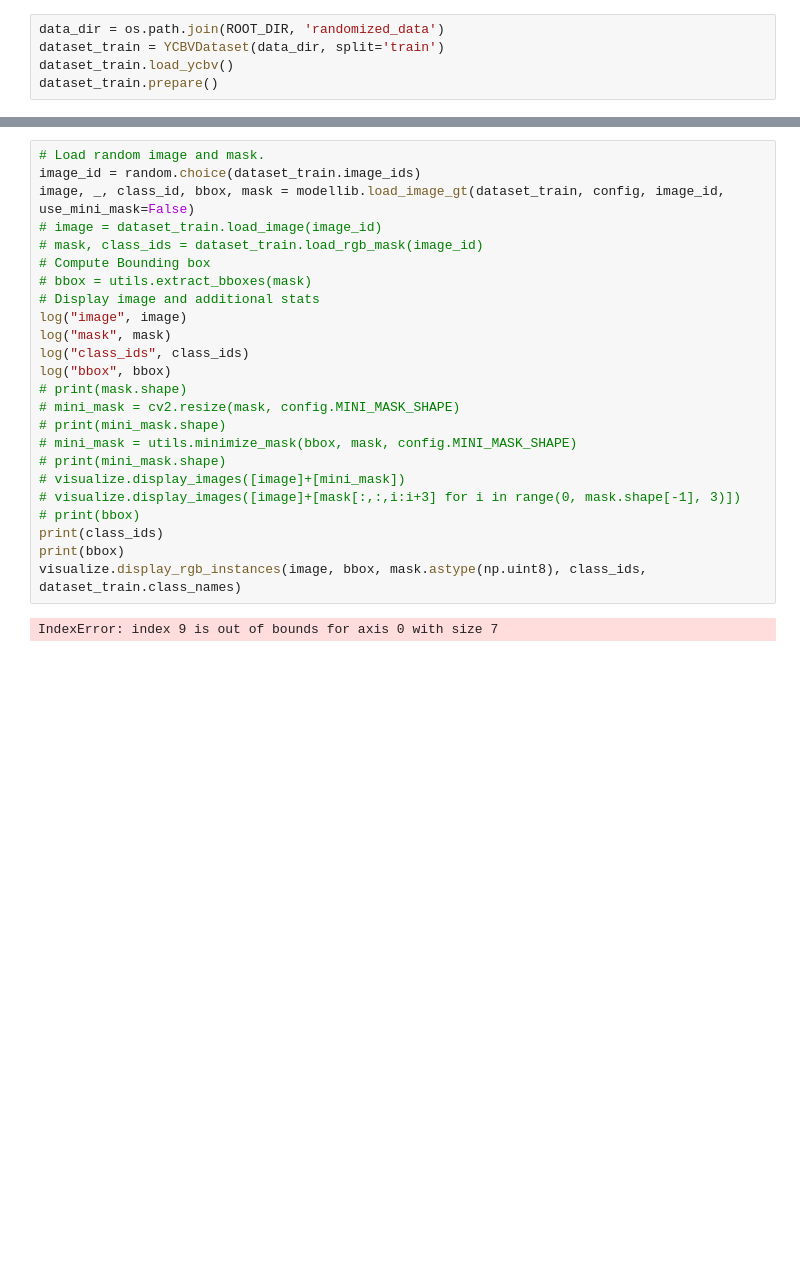
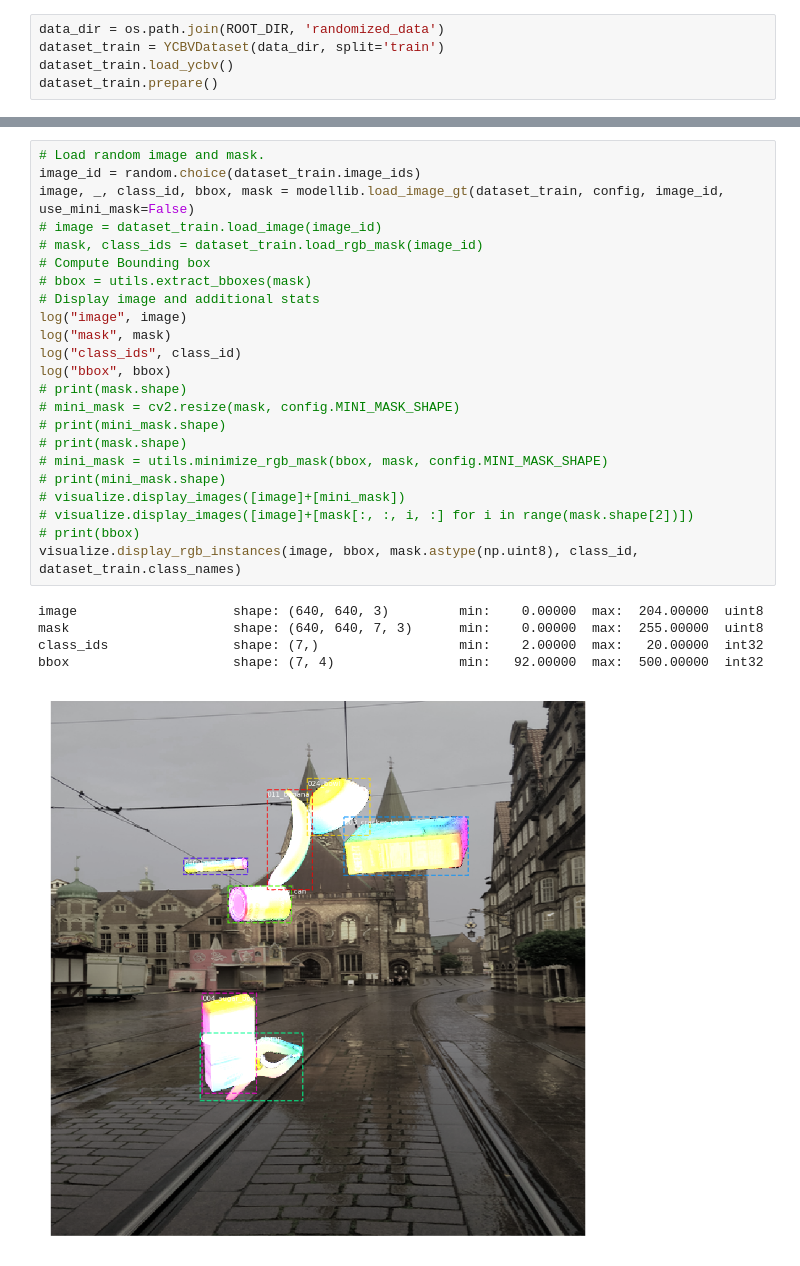
Before and after one commit to CosmosHua/Pose_Estimation, a Jupyter notebook: samples/ycbv/inspect_data.ipynb, the cells around one changed output, grey strips where cells are left out. Drawn from its saved outputs; the diff is of its cells as text; blank space fills up the shorter version.

```diff
--- a/samples/ycbv/inspect_data.ipynb
+++ b/samples/ycbv/inspect_data.ipynb
@@ -78,26 +60,29 @@ for image_id in image_ids:
 # %%
 # Load random image and mask.
 image_id = random.choice(dataset_train.image_ids)
 image, _, class_id, bbox, mask = modellib.load_image_gt(dataset_train, config, image_id, use_mini_mask=False)
 # image = dataset_train.load_image(image_id)
 # mask, class_ids = dataset_train.load_rgb_mask(image_id)
 # Compute Bounding box
 # bbox = utils.extract_bboxes(mask)
 # Display image and additional stats
 log("image", image)
 log("mask", mask)
-log("class_ids", class_ids)
+log("class_ids", class_id)
 log("bbox", bbox)
 # print(mask.shape)
 # mini_mask = cv2.resize(mask, config.MINI_MASK_SHAPE)
 # print(mini_mask.shape)
-# mini_mask = utils.minimize_mask(bbox, mask, config.MINI_MASK_SHAPE)
+# print(mask.shape)
+# mini_mask = utils.minimize_rgb_mask(bbox, mask, config.MINI_MASK_SHAPE)
 # print(mini_mask.shape)
 # visualize.display_images([image]+[mini_mask])
-# visualize.display_images([image]+[mask[:,:,i:i+3] for i in range(0, mask.shape[-1], 3)])
+# visualize.display_images([image]+[mask[:, :, i, :] for i in range(mask.shape[2])])
 # print(bbox)
-print(class_ids)
-print(bbox)
-visualize.display_rgb_instances(image, bbox, mask.astype(np.uint8), class_ids, dataset_train.class_names)
+visualize.display_rgb_instances(image, bbox, mask.astype(np.uint8), class_id, dataset_train.class_names)
 # %% [output]
-IndexError: index 9 is out of bounds for axis 0 with size 7
+image                    shape: (640, 640, 3)         min:    0.00000  max:  204.00000  uint8
+mask                     shape: (640, 640, 7, 3)      min:    0.00000  max:  255.00000  uint8
+class_ids                shape: (7,)                  min:    2.00000  max:   20.00000  int32
+bbox                     shape: (7, 4)                min:   92.00000  max:  500.00000  int32
+[figure, added]
```
Also changed, not shown: parts of 2 cells of this notebook, 5 other files.
